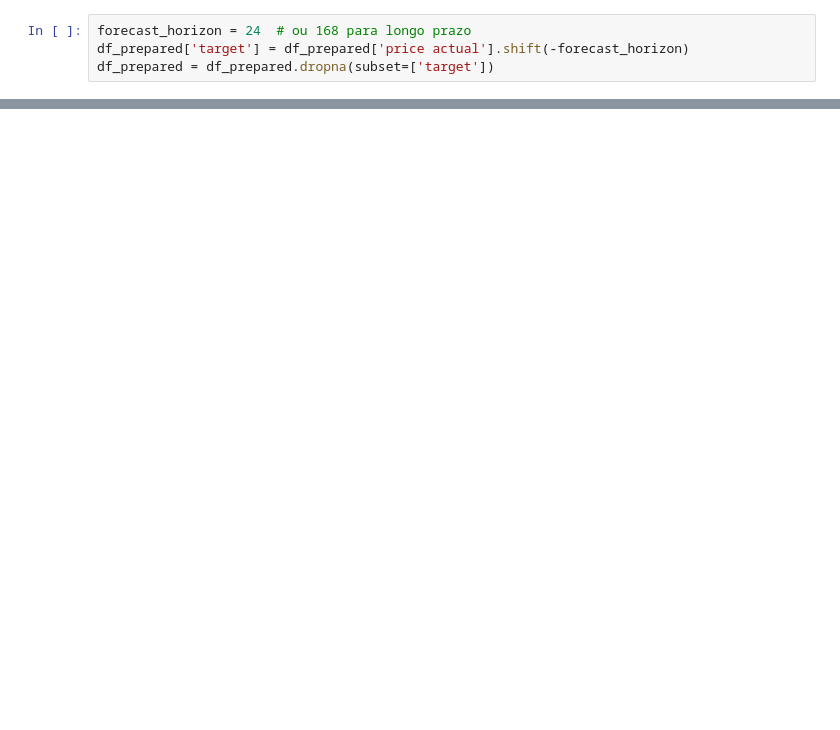
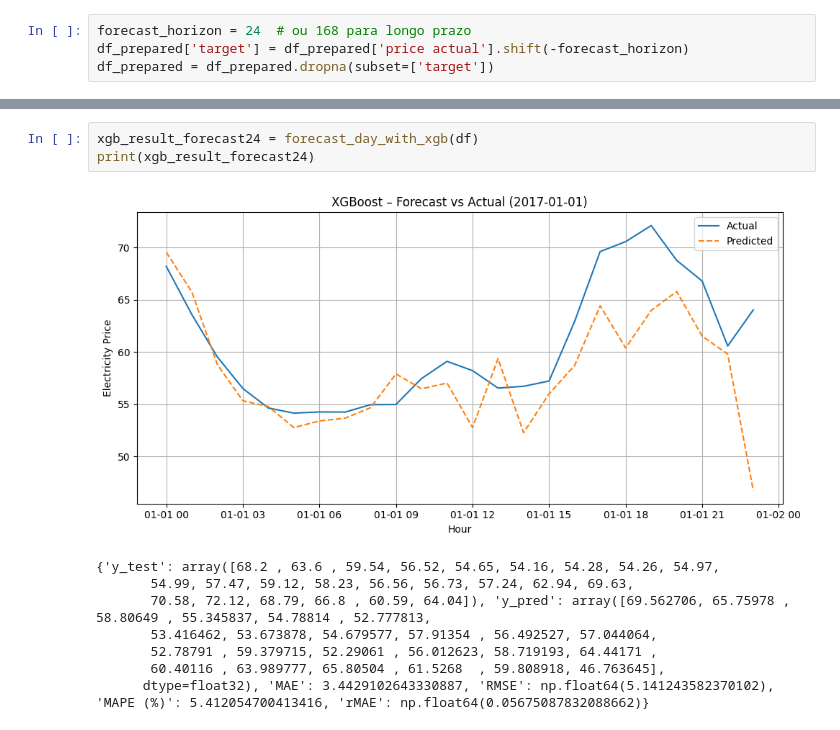
Before and after one commit to GoncaloPereira1201500/DIMEI, a Jupyter notebook: ModelsTrainingAndForecastingShortTerm.ipynb, the cells around one changed output, grey strips where cells are left out. Cells and saved outputs as stored; diff of their text form; blank space fills up the shorter version.

Commit message:
Updating Short Term Forecast Code

```diff
--- a/ModelsTrainingAndForecastingShortTerm.ipynb
+++ b/ModelsTrainingAndForecastingShortTerm.ipynb
@@ -694,0 +1553,12 @@ plt.show()
+# %%
+xgb_result_forecast24 = forecast_day_with_xgb(df)
+print(xgb_result_forecast24)
+# %% [output]
+[figure, added]
+{'y_test': array([68.2 , 63.6 , 59.54, 56.52, 54.65, 54.16, 54.28, 54.26, 54.97,
+       54.99, 57.47, 59.12, 58.23, 56.56, 56.73, 57.24, 62.94, 69.63,
+       70.58, 72.12, 68.79, 66.8 , 60.59, 64.04]), 'y_pred': array([69.562706, 65.75978 , 58.80649 , 55.345837, 54.78814 , 52.777813,
+       53.416462, 53.673878, 54.679577, 57.91354 , 56.492527, 57.044064,
+       52.78791 , 59.379715, 52.29061 , 56.012623, 58.719193, 64.44171 ,
+       60.40116 , 63.989777, 65.80504 , 61.5268  , 59.808918, 46.763645],
+      dtype=float32), 'MAE': 3.4429102643330887, 'RMSE': np.float64(5.141243582370102), 'MAPE (%)': 5.412054700413416, 'rMAE': np.float64(0.05675087832088662)}
```
Also changed, not shown: parts of 34 cells of this notebook, 3 other files.
